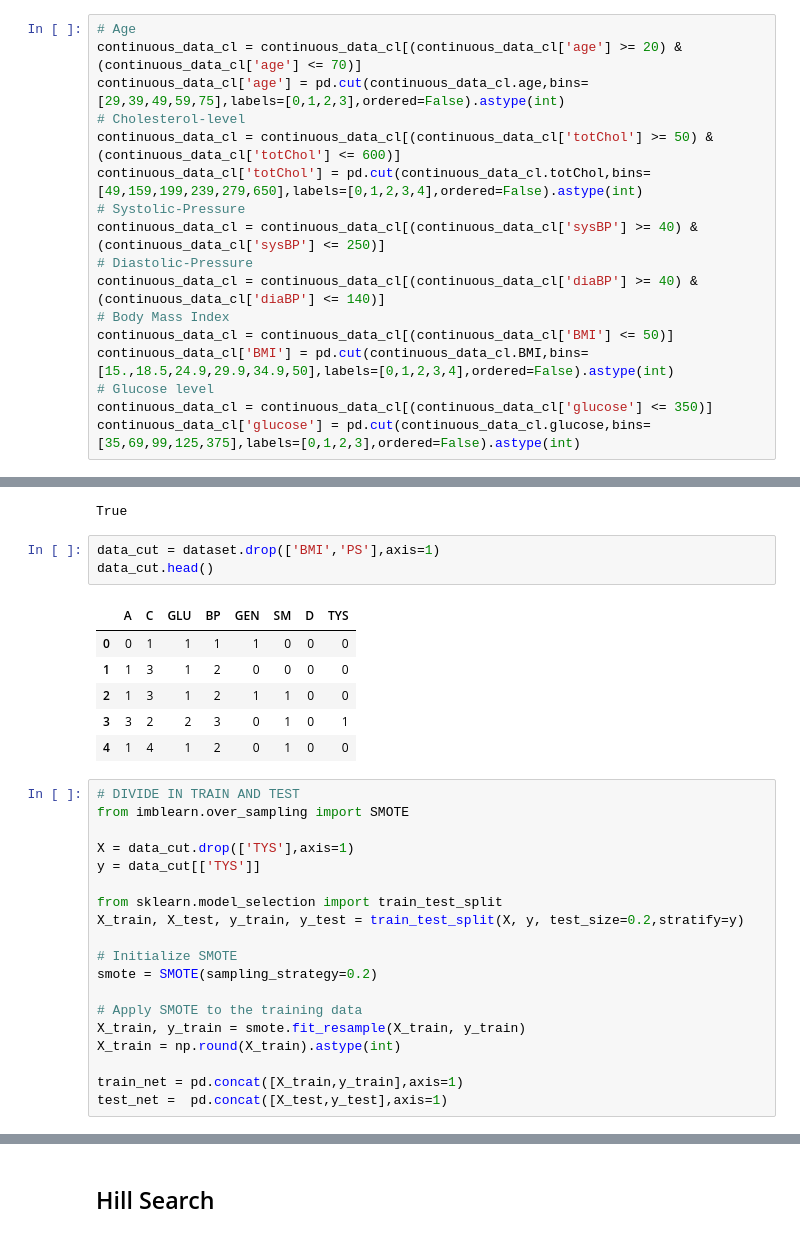
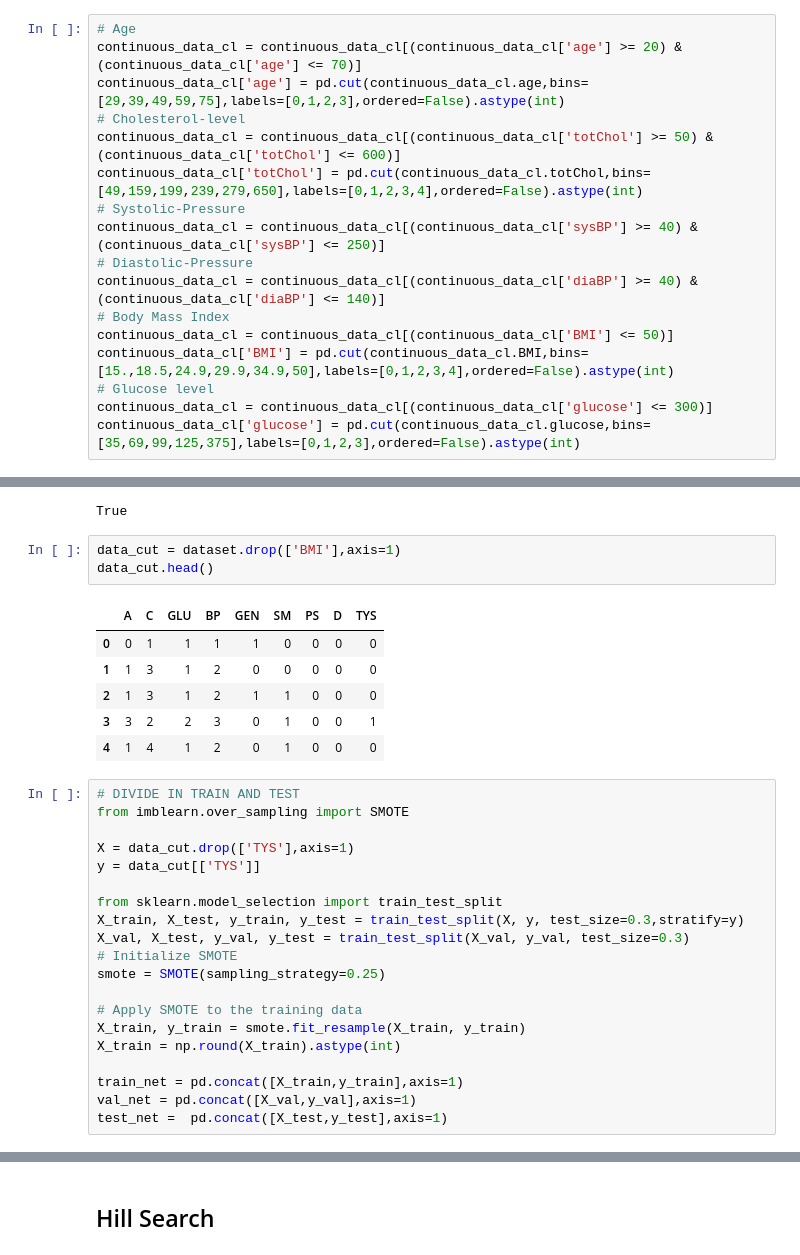
Before and after one commit to TarMatt/Coronary_disease, a Jupyter notebook: uni_project.ipynb, the cells around one changed output, grey strips where cells are left out. Saved outputs shown, nothing was run; the diff lists cells and outputs as text.

```diff
--- a/uni_project.ipynb
+++ b/uni_project.ipynb
@@ -118,7 +118,7 @@ continuous_data_cl = continuous_data_cl[(continuous_data_cl['diaBP'] >= 40) &(co
 continuous_data_cl = continuous_data_cl[(continuous_data_cl['BMI'] <= 50)]
 continuous_data_cl['BMI'] = pd.cut(continuous_data_cl.BMI,bins=[15.,18.5,24.9,29.9,34.9,50],labels=[0,1,2,3,4],ordered=False).astype(int)
 # Glucose level
-continuous_data_cl = continuous_data_cl[(continuous_data_cl['glucose'] <= 350)]
+continuous_data_cl = continuous_data_cl[(continuous_data_cl['glucose'] <= 300)]
 continuous_data_cl['glucose'] = pd.cut(continuous_data_cl.glucose,bins=[35,69,99,125,375],labels=[0,1,2,3],ordered=False).astype(int)
 # %%
 # Create a Blood pressure variable
@@ -207,15 +207,15 @@ model_1.check_model()
 # %% [output]
 True
 # %%
-data_cut = dataset.drop(['BMI','PS'],axis=1)
+data_cut = dataset.drop(['BMI'],axis=1)
 data_cut.head()
 # %% [output]
-|  | A | C | GLU | BP | GEN | SM | D | TYS |
-| 0 | 0 | 1 | 1 | 1 | 1 | 0 | 0 | 0 |
-| 1 | 1 | 3 | 1 | 2 | 0 | 0 | 0 | 0 |
-| 2 | 1 | 3 | 1 | 2 | 1 | 1 | 0 | 0 |
-| 3 | 3 | 2 | 2 | 3 | 0 | 1 | 0 | 1 |
-| 4 | 1 | 4 | 1 | 2 | 0 | 1 | 0 | 0 |
+|  | A | C | GLU | BP | GEN | SM | PS | D | TYS |
+| 0 | 0 | 1 | 1 | 1 | 1 | 0 | 0 | 0 | 0 |
+| 1 | 1 | 3 | 1 | 2 | 0 | 0 | 0 | 0 | 0 |
+| 2 | 1 | 3 | 1 | 2 | 1 | 1 | 0 | 0 | 0 |
+| 3 | 3 | 2 | 2 | 3 | 0 | 1 | 0 | 0 | 1 |
+| 4 | 1 | 4 | 1 | 2 | 0 | 1 | 0 | 0 | 0 |
 # %%
 # DIVIDE IN TRAIN AND TEST
 from imblearn.over_sampling import SMOTE
@@ -224,16 +224,17 @@ X = data_cut.drop(['TYS'],axis=1)
 y = data_cut[['TYS']]
 
 from sklearn.model_selection import train_test_split
-X_train, X_test, y_train, y_test = train_test_split(X, y, test_size=0.2,stratify=y)
-
+X_train, X_test, y_train, y_test = train_test_split(X, y, test_size=0.3,stratify=y)
+X_val, X_test, y_val, y_test = train_test_split(X_val, y_val, test_size=0.3)
 # Initialize SMOTE
-smote = SMOTE(sampling_strategy=0.2)
+smote = SMOTE(sampling_strategy=0.25)
 
 # Apply SMOTE to the training data
 X_train, y_train = smote.fit_resample(X_train, y_train)
 X_train = np.round(X_train).astype(int)
 
 train_net = pd.concat([X_train,y_train],axis=1)
+val_net = pd.concat([X_val,y_val],axis=1)
 test_net =  pd.concat([X_test,y_test],axis=1)
 # %%
 edges_2 = [ ('A','BP'),('GEN','BP'),
```
Also changed, not shown: parts of 11 cells of this notebook.
